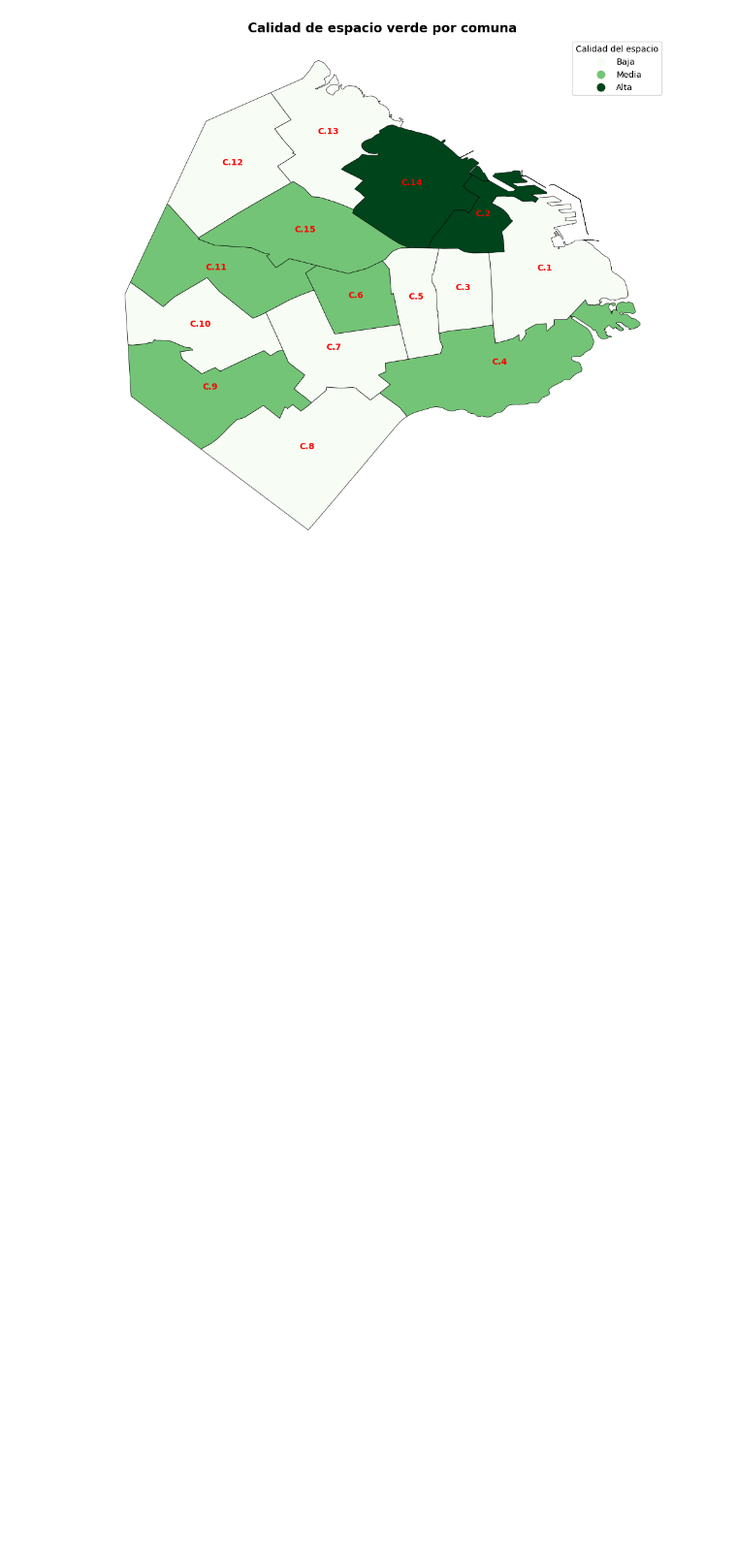
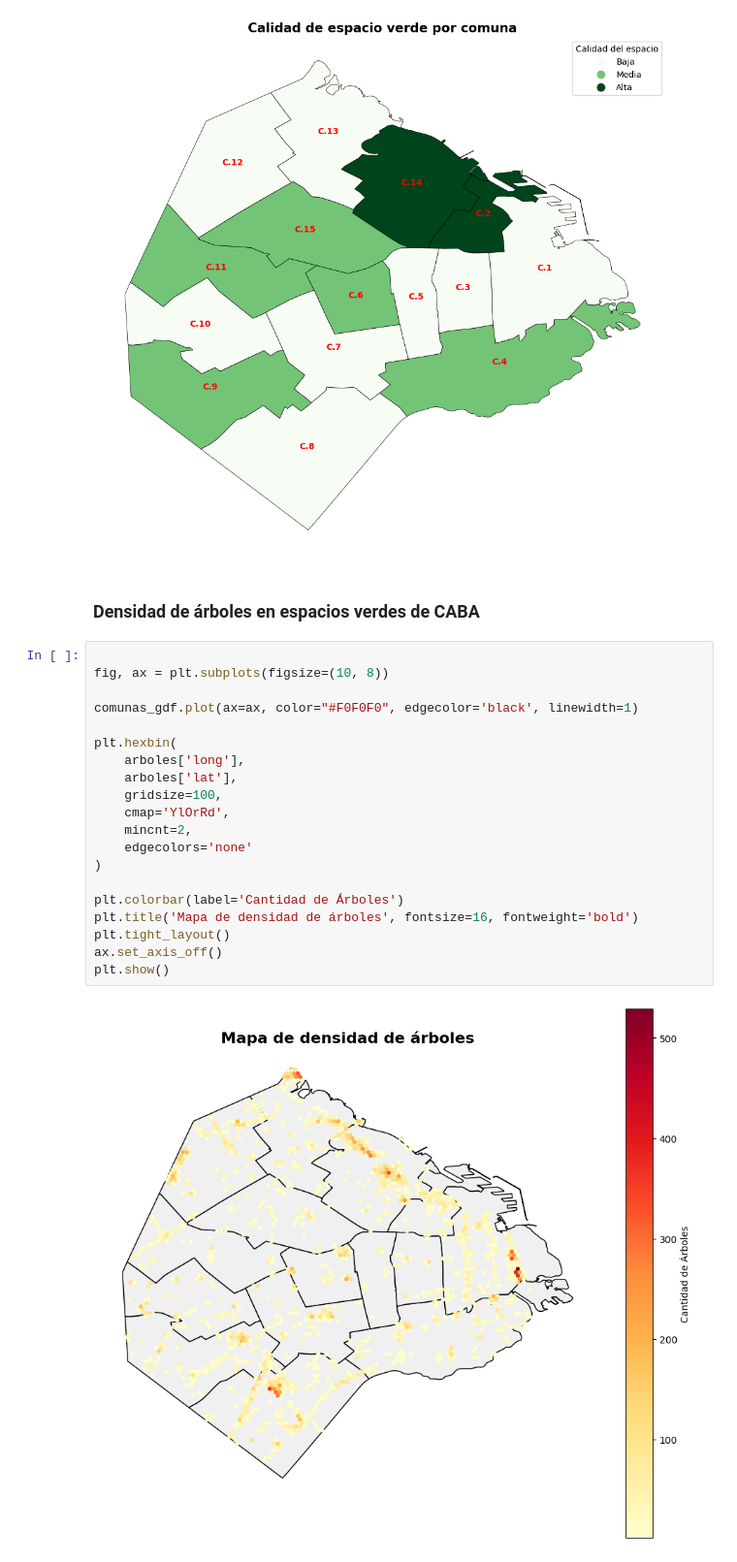
Before and after one commit to juancruzdauberte/arbolado_caba_espacios_verdes, a Jupyter notebook: arbolado.ipynb, the cells around one changed output. Shown at 97% size. Saved outputs shown, nothing was run; the diff lists cells and outputs as text; blank space fills up the shorter version.

```diff
--- a/arbolado.ipynb
+++ b/arbolado.ipynb
@@ -277,3 +317,27 @@ Right CRS: None
 
   arboles_comuna = gpd.sjoin(arboles_gdf, comunas_gdf[['geometry', 'comuna']], how="inner", predicate="within")
 [figure]
+# %% [markdown]
+### Densidad de árboles en espacios verdes de CABA
+# %%
+
+fig, ax = plt.subplots(figsize=(10, 8))
+
+comunas_gdf.plot(ax=ax, color="#F0F0F0", edgecolor='black', linewidth=1)
+
+plt.hexbin(
+    arboles['long'],
+    arboles['lat'],
+    gridsize=100,
+    cmap='YlOrRd',
+    mincnt=2,
+    edgecolors='none'
+)
+
+plt.colorbar(label='Cantidad de Árboles')
+plt.title('Mapa de densidad de árboles', fontsize=16, fontweight='bold')
+plt.tight_layout()
+ax.set_axis_off()
+plt.show()
+# %% [output]
+[figure, added]
```
Also changed, not shown: parts of 5 cells of this notebook, 1 other file.
